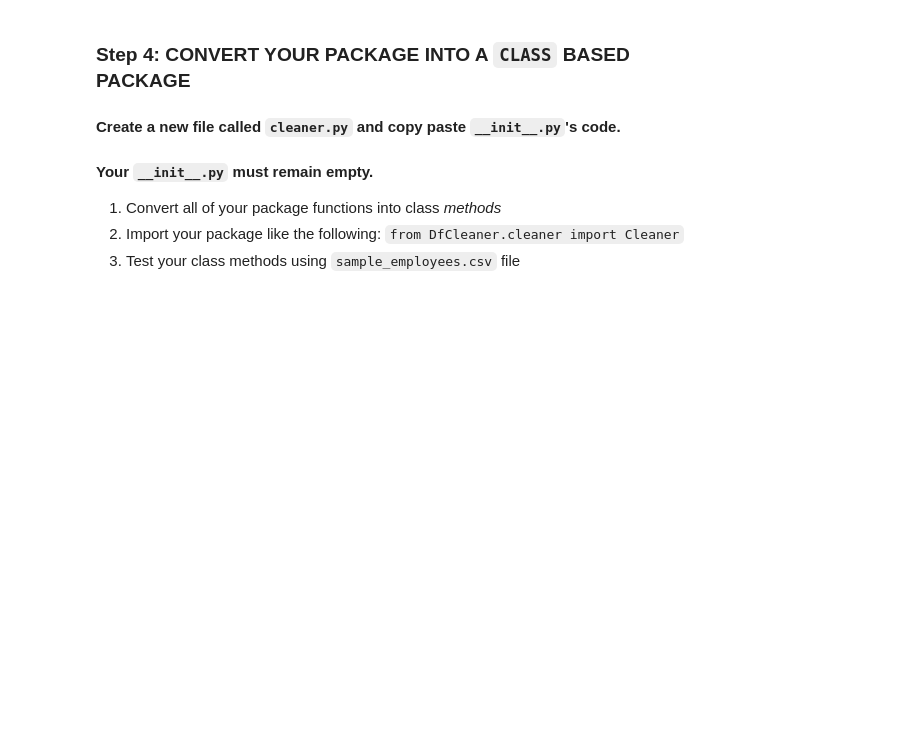
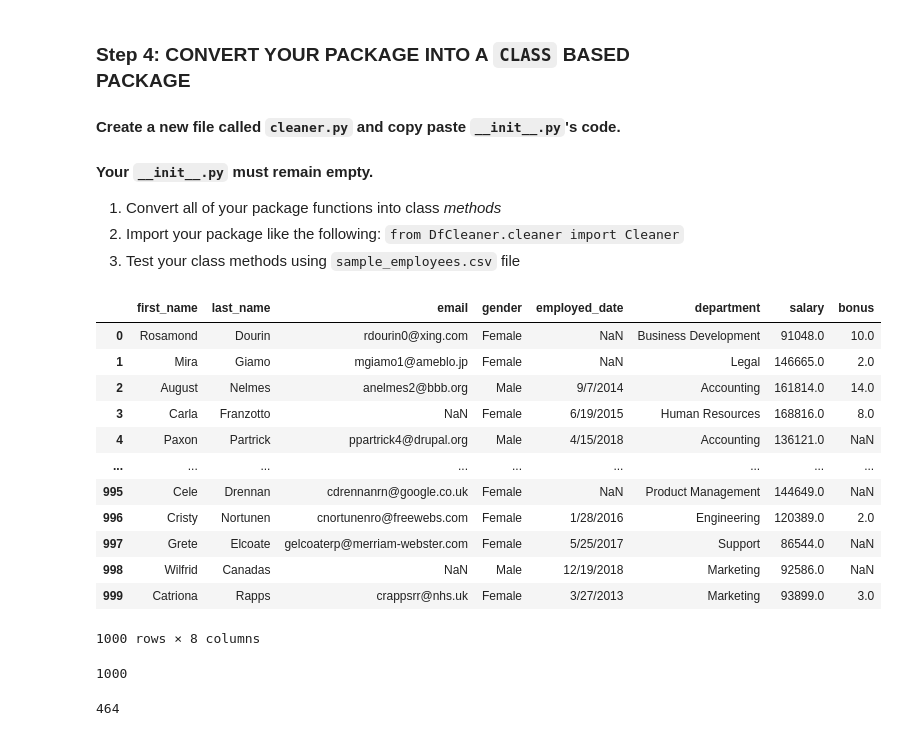
Before and after one commit to tuvshoo97/intermediate-python-fall-2023, a Jupyter notebook: Practices/Week 04/Practice.ipynb, the cells around one changed output. Saved outputs shown, nothing was run; the diff lists cells and outputs as text; code cells hidden in the pictures; blank space fills up the shorter version.

```diff
--- a/Practices/Week 04/Practice.ipynb
+++ b/Practices/Week 04/Practice.ipynb
@@ -28,4 +28,20 @@
 import DfCleaner
 import pandas as pd
 # %%
-df = ...
+df = pd.read_csv("sample_employees.csv")
+# %%
+df
+# %% [output]
+|  | first_name | last_name | email | gender | employed_date | department | salary | bonus |
+| 0 | Rosamond | Dourin | rdourin0@xing.com | Female | NaN | Business Development | 91048.0 | 10.0 |
+| 1 | Mira | Giamo | mgiamo1@ameblo.jp | Female | NaN | Legal | 146665.0 | 2.0 |
+| 2 | August | Nelmes | anelmes2@bbb.org | Male | 9/7/2014 | Accounting | 161814.0 | 14.0 |
+| 3 | Carla | Franzotto | NaN | Female | 6/19/2015 | Human Resources | 168816.0 | 8.0 |
+| 4 | Paxon | Partrick | ppartrick4@drupal.org | Male | 4/15/2018 | Accounting | 136121.0 | NaN |
+| ... | ... | ... | ... | ... | ... | ... | ... | ... |
+| 995 | Cele | Drennan | cdrennanrn@google.co.uk | Female | NaN | Product Management | 144649.0 | NaN |
+| 996 | Cristy | Nortunen | cnortunenro@freewebs.com | Female | 1/28/2016 | Engineering | 120389.0 | 2.0 |
+| 997 | Grete | Elcoate | gelcoaterp@merriam-webster.com | Female | 5/25/2017 | Support | 86544.0 | NaN |
+| 998 | Wilfrid | Canadas | NaN | Male | 12/19/2018 | Marketing | 92586.0 | NaN |
+| 999 | Catriona | Rapps | crappsrr@nhs.uk | Female | 3/27/2013 | Marketing | 93899.0 | 3.0 |
+1000 rows × 8 columns
@@ -31,0 +54,8 @@ df = ...
+# %%
+len(df)
+# %% [output]
+1000
+# %%
+len(drop_empty(df))
+# %% [output]
+464
```
Also changed, not shown: parts of 25 cells of this notebook, 2 other files.
